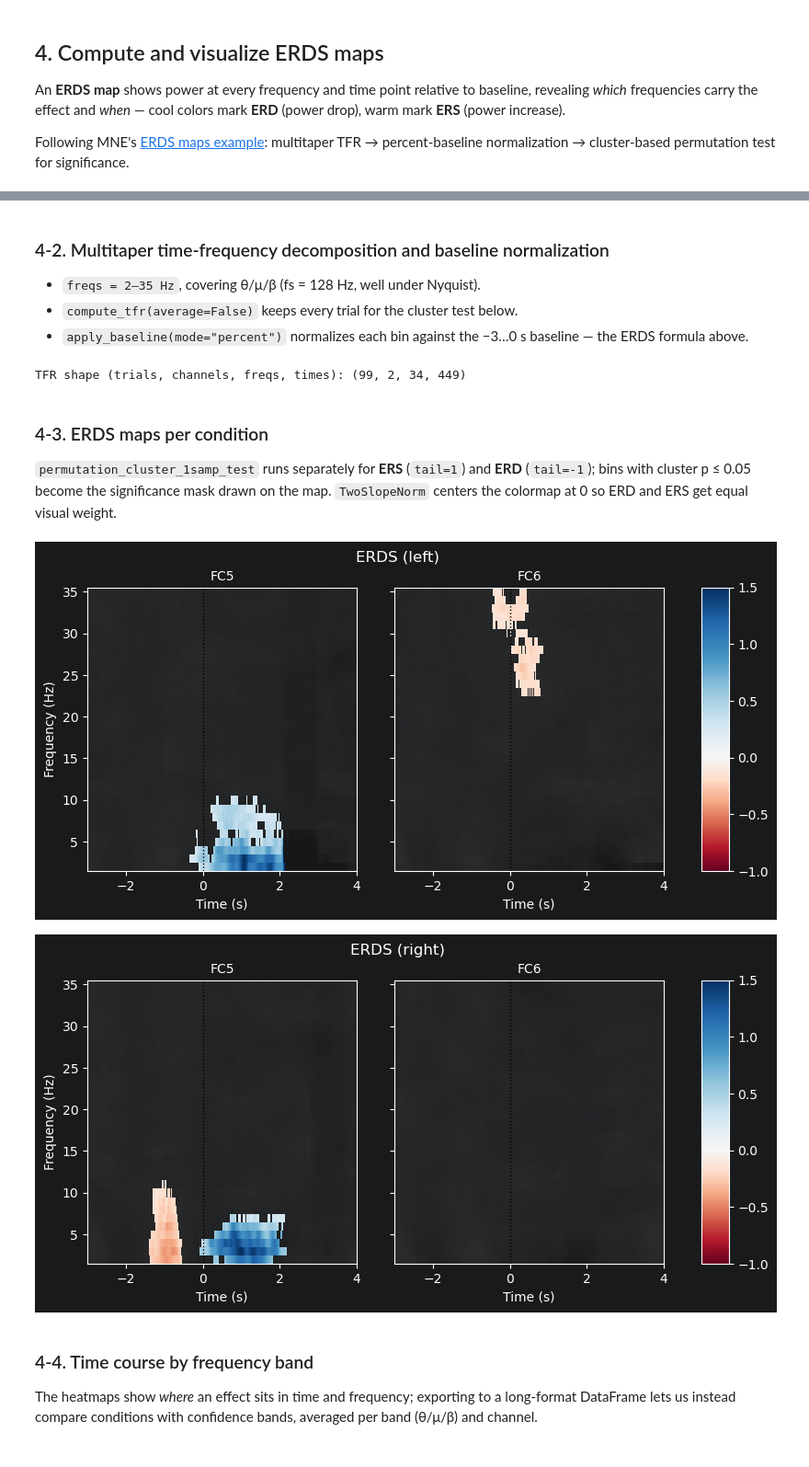
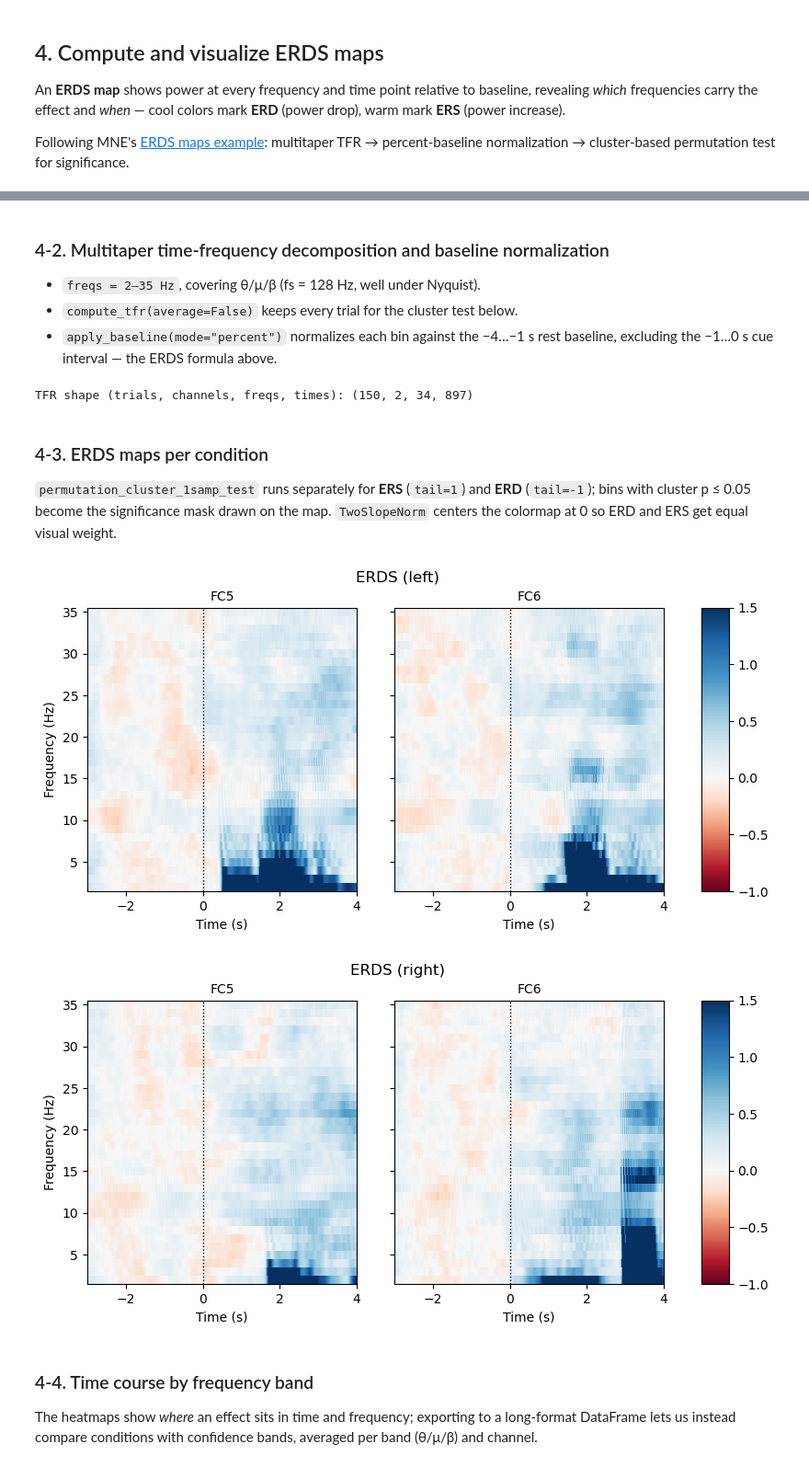
Before and after one commit to yama60511/MotorImageryDemo, a Jupyter notebook: notebooks/eeg-decoding.ipynb, the cells around one changed output, grey strips where cells are left out. Shown at 92% size. Drawn from its saved outputs; the diff is of its cells as text; code cells hidden in the pictures.

Commit message:
fix notebook trial timing alignment

```diff
--- a/notebooks/eeg-decoding.ipynb
+++ b/notebooks/eeg-decoding.ipynb
@@ -89,8 +90,14 @@ nearby `FC5`/`FC6` and `F3`/`F4` electrodes later) at **128 Hz**. Each session i
 We wrap this into an **`mne.io.RawArray`**, MNE's container for continuous EEG, so the rest
 of the notebook can use MNE's built-in plotting and filtering instead of hand-rolled code.
 # %%
-# Load all recording sessions as one MNE Raw object.
-raw = U.load_raw_eeg()
+# Dataset directory containing recording.npz files.
+# Set this to a directory path to select a dataset explicitly.
+# Leave it as None to use MI_DATA_DIR or the project's default data/ directory.
+EEG_DATASET_PATH = "/Users/yutayamamura/Projects/MotorImageryDemo/notebooks/data"
+# EEG_DATASET_PATH = "/path/to/your/eeg-dataset"
+
+# Load all recording sessions under the selected directory as one MNE Raw object.
+raw = U.load_raw_eeg(EEG_DATASET_PATH)
 U.print_raw_summary(raw)
 
 ch_names_raw = raw.ch_names
@@ -365,7 +372,7 @@ epochs_erds = mne.Epochs(
     eeg_broadband,
     events,
     event_id=event_dict,
-    tmin=-3.0 - erds_pad_s,
+    tmin=-4.0,
     tmax=4.0 + erds_pad_s,
     baseline=None,
     picks=ERDS_CHANNELS,
@@ -381,11 +388,12 @@ ERDS epochs: 99 trials, channels=['FC5', 'FC6']
 
 - `freqs = 2–35 Hz`, covering θ/μ/β (fs = 128 Hz, well under Nyquist).
 - `compute_tfr(average=False)` keeps every trial for the cluster test below.
-- `apply_baseline(mode="percent")` normalizes each bin against the −3…0 s baseline — the
+- `apply_baseline(mode="percent")` normalizes each bin against the −4…−1 s rest baseline,
+  excluding the −1…0 s cue interval — the
   ERDS formula above.
 # %%
 freqs = np.arange(2, 36)
-baseline_erds = (-3.0, 0.0)
+baseline_erds = (-4.0, -1.0)
 
 tfr = epochs_erds.compute_tfr(
     method="multitaper",
@@ -396,10 +404,10 @@ tfr = epochs_erds.compute_tfr(
     average=False,
     decim=2,
 )
-tfr.crop(-3.0, 4.0).apply_baseline(baseline_erds, mode="percent")
+tfr.crop(-4.0, 4.0).apply_baseline(baseline_erds, mode="percent")
 print(f"TFR shape (trials, channels, freqs, times): {tfr.data.shape}")
 # %% [output]
-TFR shape (trials, channels, freqs, times): (99, 2, 34, 449)
+TFR shape (trials, channels, freqs, times): (150, 2, 34, 897)
 # %% [markdown]
 ### 4-3. ERDS maps per condition
 
@@ -409,43 +417,32 @@ TFR shape (trials, channels, freqs, times): (99, 2, 34, 449)
 # %%
 vmin, vmax = -1, 1.5
 cnorm = TwoSlopeNorm(vmin=vmin, vcenter=0, vmax=vmax)
-cluster_kwargs = dict(n_permutations=100, step_down_p=0.05, seed=1, buffer_size=None, out_type="mask")
-
 for condition in event_dict:
     tfr_ev = tfr[condition]
     fig, axes = plt.subplots(
         1, len(ERDS_CHANNELS) + 1, figsize=(4 * len(ERDS_CHANNELS) + 1, 4),
         gridspec_kw={"width_ratios": [10] * len(ERDS_CHANNELS) + [1]},
     )
     for ch, ax in enumerate(axes[:-1]):
-        _, c1, p1, _ = pcluster_test(tfr_ev.data[:, ch], tail=1, **cluster_kwargs)
-        _, c2, p2, _ = pcluster_test(tfr_ev.data[:, ch], tail=-1, **cluster_kwargs)
-
-        c = np.stack(c1 + c2, axis=2)
-        p = np.concatenate((p1, p2))
-        mask = c[..., p <= 0.05].any(axis=-1)
-
         tfr_ev.average().plot(
             [ch],
             cmap="RdBu",
             cnorm=cnorm,
             axes=ax,
             colorbar=False,
             show=False,
-            mask=mask,
-            mask_style="mask",
         )
         ax.set_title(ERDS_CHANNELS[ch], fontsize=10)
         ax.axvline(0, linewidth=1, color="black", linestyle=":")
         if ch != 0:
             ax.set_ylabel("")
             ax.set_yticklabels([])
     fig.colorbar(axes[0].images[-1], cax=axes[-1]).ax.set_yscale("linear")
     fig.suptitle(f"ERDS ({condition})")
     plt.show()
 # %% [output]
-[figure, old version]
+[figure, new version]
-[figure, old version]
+[figure, new version]
 # %% [markdown]
 ### 4-4. Time course by frequency band
 
```
Also changed, not shown: parts of 31 cells of this notebook.
